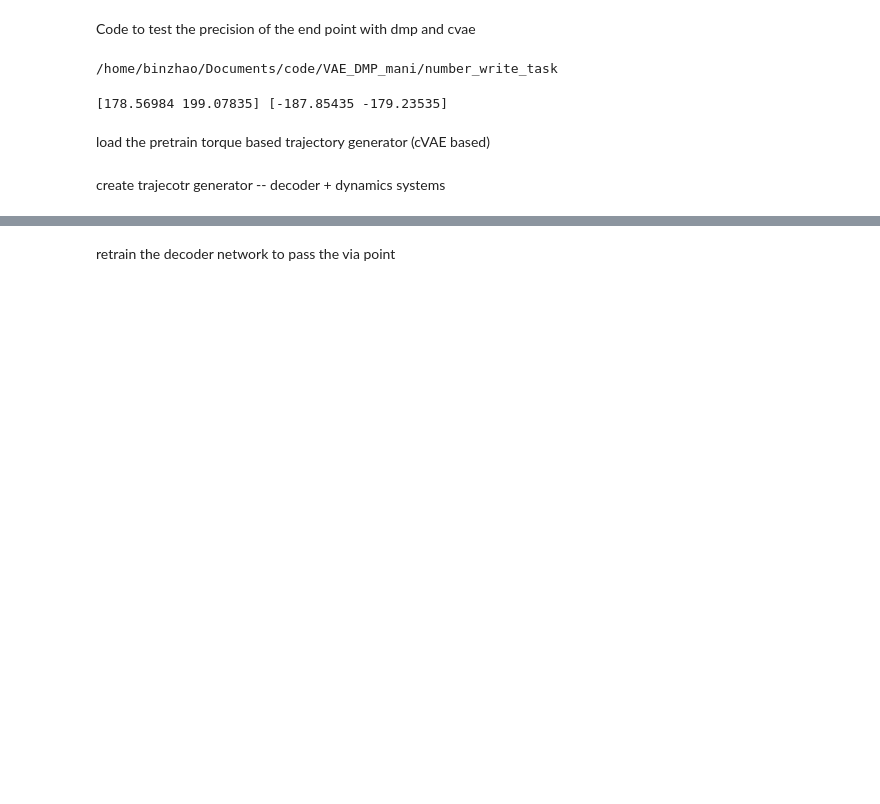
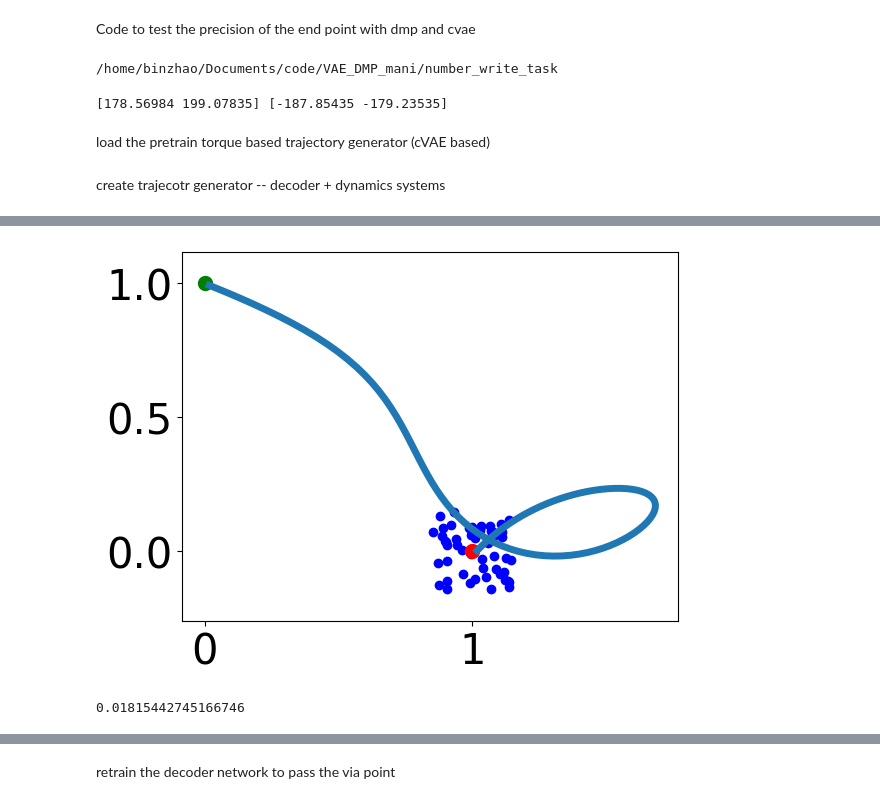
Before and after one commit to xu-george/VAE_DMP_mani_new, a Jupyter notebook: number_write_task/End_point_test.ipynb, the cells around one changed output, grey strips where cells are left out. Drawn from its saved outputs; the diff is of its cells as text; code cells hidden in the pictures; blank space fills up the shorter version.

```diff
--- a/number_write_task/End_point_test.ipynb
+++ b/number_write_task/End_point_test.ipynb
@@ -89,27 +91,29 @@ traj_gen.label_embedding.load_state_dict(torch.load('../models/label_encoder.pt'
 # %%
 x0 = np.array([0, 1]).T
 goal = np.array([1, 0]).T
 plt.plot(x0[0], x0[1], 'go', label='start', markersize=10)
 plt.plot(goal[0], goal[1], 'ro', label='goal', markersize=10)
 
 goal_all = 0.3*(np.random.rand(50, 2) - 0.5) + goal
 plt.scatter(goal_all[:, 0], goal_all[:,1], color='b')
 
-number = 3
+number = 6
 traj_gen.eval()
 with torch.no_grad():
     traj1 = traj_gen(number, x0=x0, goal=goal)
     # plot the generated torque
 np_traj1 = traj1.detach().cpu().numpy()
 
 plt.plot(np_traj1[0, 0, :].T, np_traj1[0, 1, :].T, linewidth=5)
 plt.tick_params(labelsize=30)
 plt.axis("equal")
 # save the figure
-plt.savefig("traj_7.png")
+plt.savefig("traj_1.png")
 plt.show()
+# %% [output]
+[figure, added]
 # %%
-number = 3
+number = 6
 traj_gen.eval()
 with torch.no_grad():
     error = []
@@ -117,6 +121,8 @@ with torch.no_grad():
         traj1 = traj_gen(number, x0=x0, goal=goal_t)
         error.append(np.linalg.norm(traj1.detach().cpu().numpy()[0, :, -1] - goal_t))
 print(np.mean(error))
+# %% [output]
+0.01815442745166746
 # %%
 x0 = np.array([0, 1]).T
 goal = np.array([1, 0]).T
```
Also changed, not shown: parts of 6 cells of this notebook, 26 other files.
